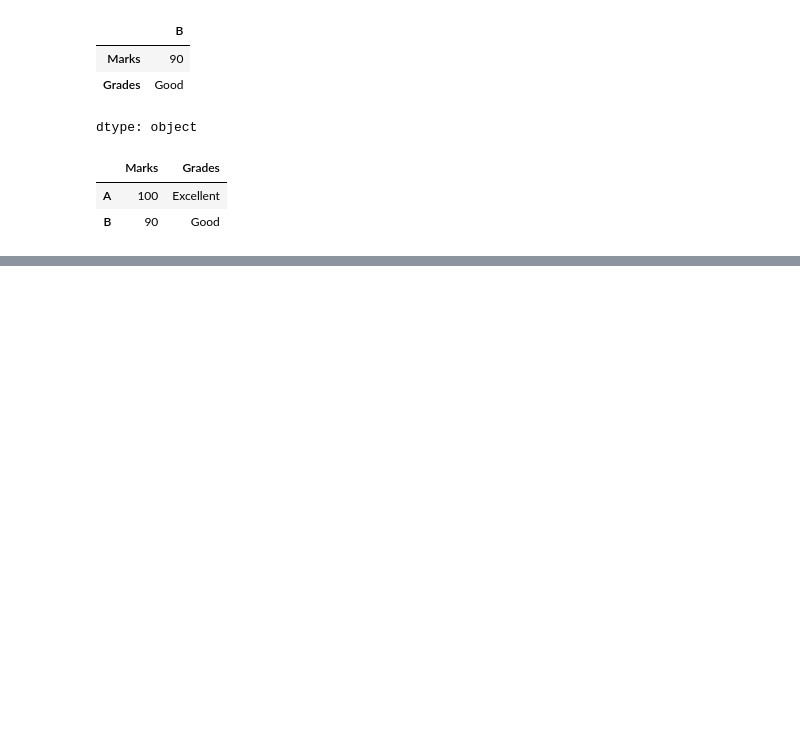
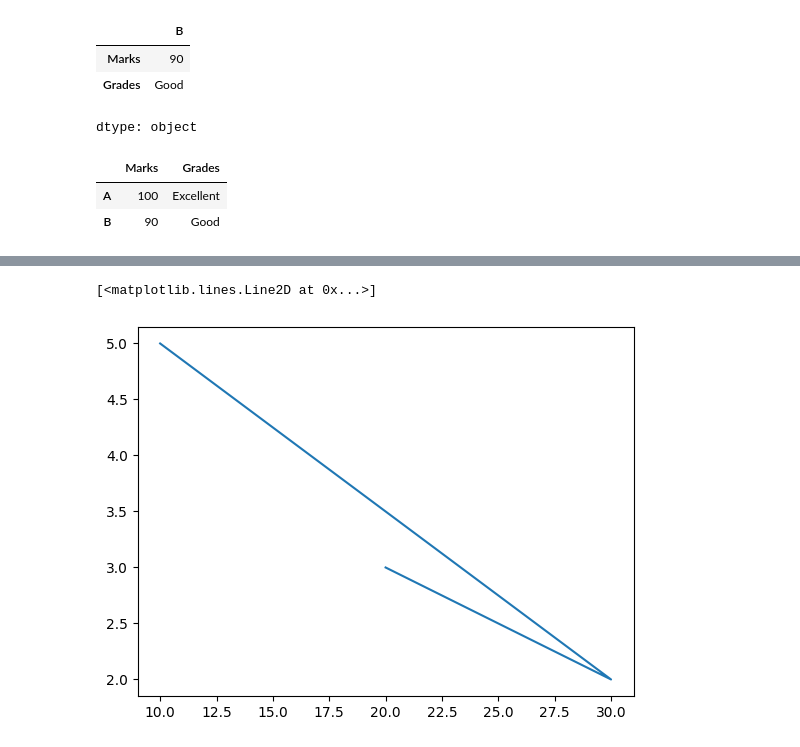
Before and after one commit to Aseem2004/Data_Science, a Jupyter notebook: 1_Python/Basics_of_Data_Science_Libraries.ipynb, the cells around one changed output, grey strips where cells are left out. Cells and saved outputs as stored; diff of their text form; code cells hidden in the pictures; blank space fills up the shorter version.

```diff
--- a/1_Python/Basics_of_Data_Science_Libraries.ipynb
+++ b/1_Python/Basics_of_Data_Science_Libraries.ipynb
@@ -926,0 +950,8 @@ x.loc['A':'B']
+# %%
+#Plotting a line between (10,5), (30,3) and (20,3)
+x=np.array([10,30,20])
+y=np.array([5,2,3])
+plt.plot(x,y)
+# %% [output]
+[<matplotlib.lines.Line2D at 0x...>]
+[figure, added]
```
Also changed, not shown: parts of 28 cells of this notebook.
